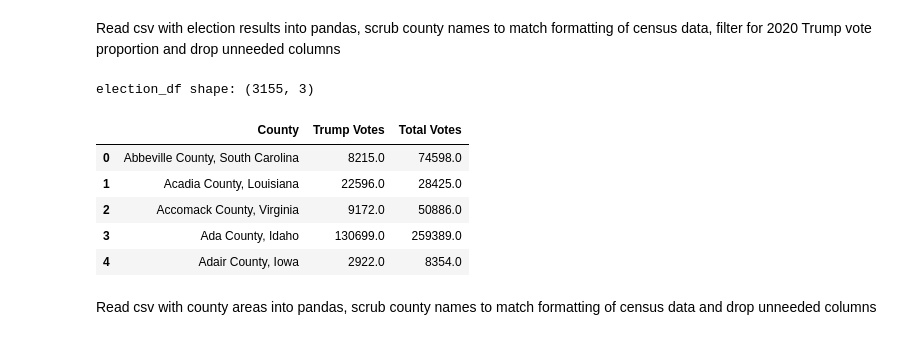
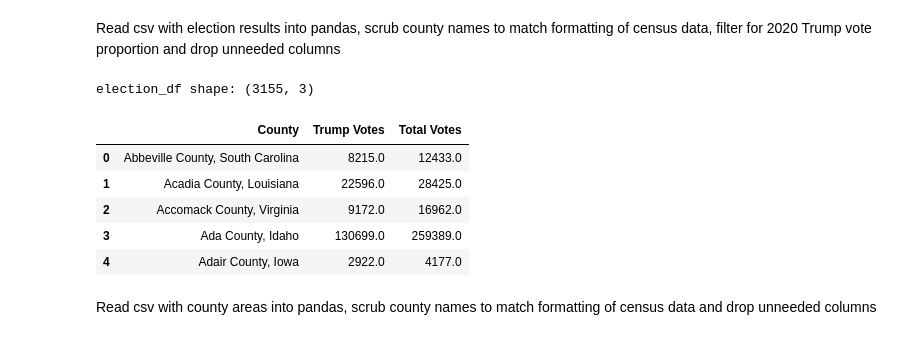
Before and after one commit to blantj/2020_pres_election_regression, a Jupyter notebook: Modeling.ipynb, the cells around one changed output. Saved outputs shown, nothing was run; the diff lists cells and outputs as text; code cells hidden in the pictures.

Commit message:
Finish scrubbing data

```diff
--- a/Modeling.ipynb
+++ b/Modeling.ipynb
@@ -10,29 +10,32 @@ from sklearn.impute import KNNImputer
 # %% [markdown]
 Read csv with election results into pandas, scrub county names to match formatting of census data, filter for 2020 Trump vote proportion and drop unneeded columns
 # %%
-election_df = pd.read_csv('Data/election_results.csv')
-election_df = election_df[(election_df['year']==2020) & (election_df['candidate']=='DONALD J TRUMP')]
-election_df['County'] = election_df.apply(lambda x: x['county_name'].title() + ' County, ' + x['state'].title(),
+election_csv_df = pd.read_csv('Data/election_results.csv')
+election_csv_df = election_csv_df[(election_csv_df['year']==2020) & (election_csv_df['candidate']=='DONALD J TRUMP')]
+election_csv_df['County'] = election_csv_df.apply(lambda x: x['county_name'].title() + ' County, ' + x['state'].title(),
                                             axis=1)
-election_df['County'] = election_df['County'].apply(lambda x: x.replace('City County', 'City'))
-election_df['County'] = election_df['County'].apply(lambda x: x.replace('County County', 'County'))
-election_df['County'] = election_df['County'].apply(lambda x: x.replace('Saint', 'St.'))
-election_df['County'] = election_df['County'].apply(lambda x: x.replace('St ', 'St. '))
-election_df['County'] = election_df['County'].apply(lambda x: x.replace('District Of Columbia County', 'District Of Columbia'))
-election_df = election_df[['County', 'candidatevotes', 'totalvotes']]
-election_df.columns = ['County', 'Trump Votes', 'Total Votes']
-election_df = election_df.groupby(by='County', axis=0).sum()
+election_csv_df['County'] = election_csv_df['County'].apply(lambda x: x.replace('City County', 'City'))
+election_csv_df['County'] = election_csv_df['County'].apply(lambda x: x.replace('County County', 'County'))
+election_csv_df['County'] = election_csv_df['County'].apply(lambda x: x.replace('Saint', 'St.'))
+election_csv_df['County'] = election_csv_df['County'].apply(lambda x: x.replace('St ', 'St. '))
+election_csv_df['County'] = election_csv_df['County'].apply(lambda x: x.replace('District Of Columbia County', 'District Of Columbia'))
+election_csv_df = election_csv_df[['County', 'candidatevotes', 'totalvotes', 'mode']]
+
+election_df = pd.DataFrame(election_csv_df.groupby(by='County', axis=0).sum()['candidatevotes'])
 election_df.reset_index(inplace=True)
+election_df.columns=['County', 'Trump Votes']
+election_df['Total Votes'] = election_csv_df.groupby(by='County', axis=0).max()['totalvotes'].values
+
 print('election_df shape:', election_df.shape)
 election_df.head()
 # %% [output]
 election_df shape: (3155, 3)
 |  | County | Trump Votes | Total Votes |
-| 0 | Abbeville County, South Carolina | 8215.0 | 74598.0 |
+| 0 | Abbeville County, South Carolina | 8215.0 | 12433.0 |
 | 1 | Acadia County, Louisiana | 22596.0 | 28425.0 |
-| 2 | Accomack County, Virginia | 9172.0 | 50886.0 |
+| 2 | Accomack County, Virginia | 9172.0 | 16962.0 |
 | 3 | Ada County, Idaho | 130699.0 | 259389.0 |
-| 4 | Adair County, Iowa | 2922.0 | 8354.0 |
+| 4 | Adair County, Iowa | 2922.0 | 4177.0 |
 # %% [markdown]
 Read csv with county areas into pandas, scrub county names to match formatting of census data and drop unneeded columns
 # %%
```
Also changed, not shown: parts of 18 cells of this notebook.
